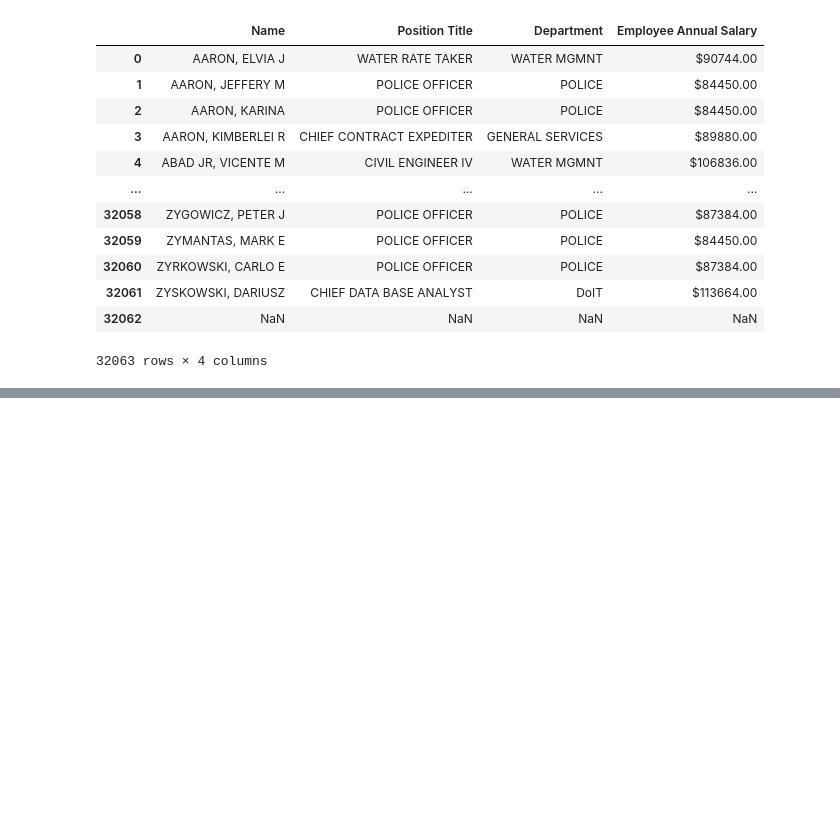
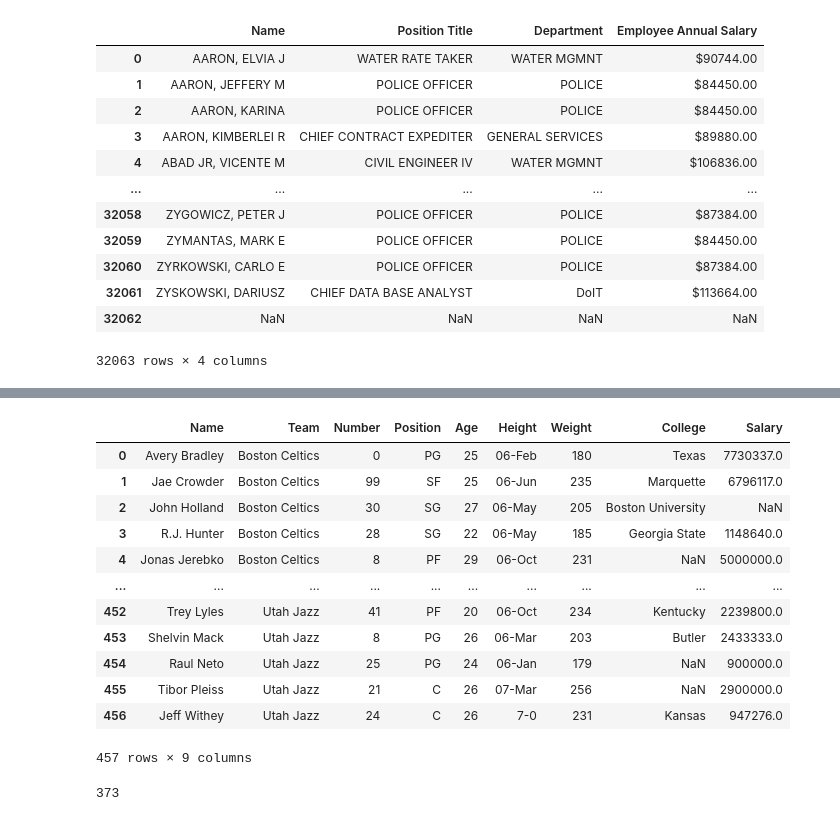
Before and after one commit to ramakrishnaprasadS/Training_futurense, a Jupyter notebook: Python/numpy_pandas/pandas/pandas_basics_dataframes1.ipynb, the cells around one changed output, grey strips where cells are left out. Saved outputs shown, nothing was run; the diff lists cells and outputs as text; code cells hidden in the pictures; blank space fills up the shorter version.

```diff
--- a/Python/numpy_pandas/pandas/pandas_basics_dataframes.ipynb
+++ b/Python/numpy_pandas/pandas/pandas_basics_dataframes1.ipynb
@@ -2569,0 +2603,2 @@ df
+# %%
+nbadf.set_index('Name',inplace=True)
@@ -2569,0 +2626,16 @@ df
+# %%
+nbadf
+# %% [output]
+|  | Name | Team | Number | Position | Age | Height | Weight | College | Salary |
+| 0 | Avery Bradley | Boston Celtics | 0 | PG | 25 | 06-Feb | 180 | Texas | 7730337.0 |
+| 1 | Jae Crowder | Boston Celtics | 99 | SF | 25 | 06-Jun | 235 | Marquette | 6796117.0 |
+| 2 | John Holland | Boston Celtics | 30 | SG | 27 | 06-May | 205 | Boston University | NaN |
+| 3 | R.J. Hunter | Boston Celtics | 28 | SG | 22 | 06-May | 185 | Georgia State | 1148640.0 |
+| 4 | Jonas Jerebko | Boston Celtics | 8 | PF | 29 | 06-Oct | 231 | NaN | 5000000.0 |
+| ... | ... | ... | ... | ... | ... | ... | ... | ... | ... |
+| 452 | Trey Lyles | Utah Jazz | 41 | PF | 20 | 06-Oct | 234 | Kentucky | 2239800.0 |
+| 453 | Shelvin Mack | Utah Jazz | 8 | PG | 26 | 06-Mar | 203 | Butler | 2433333.0 |
+| 454 | Raul Neto | Utah Jazz | 25 | PG | 24 | 06-Jan | 179 | NaN | 900000.0 |
+| 455 | Tibor Pleiss | Utah Jazz | 21 | C | 26 | 07-Mar | 256 | NaN | 2900000.0 |
+| 456 | Jeff Withey | Utah Jazz | 24 | C | 26 | 7-0 | 231 | Kansas | 947276.0 |
+457 rows × 9 columns
@@ -2569,0 +2644,4 @@ df
+# %%
+nbadf['College'].count()
+# %% [output]
+373
```
Also changed, not shown: parts of 10 cells of this notebook, 4 other files.
